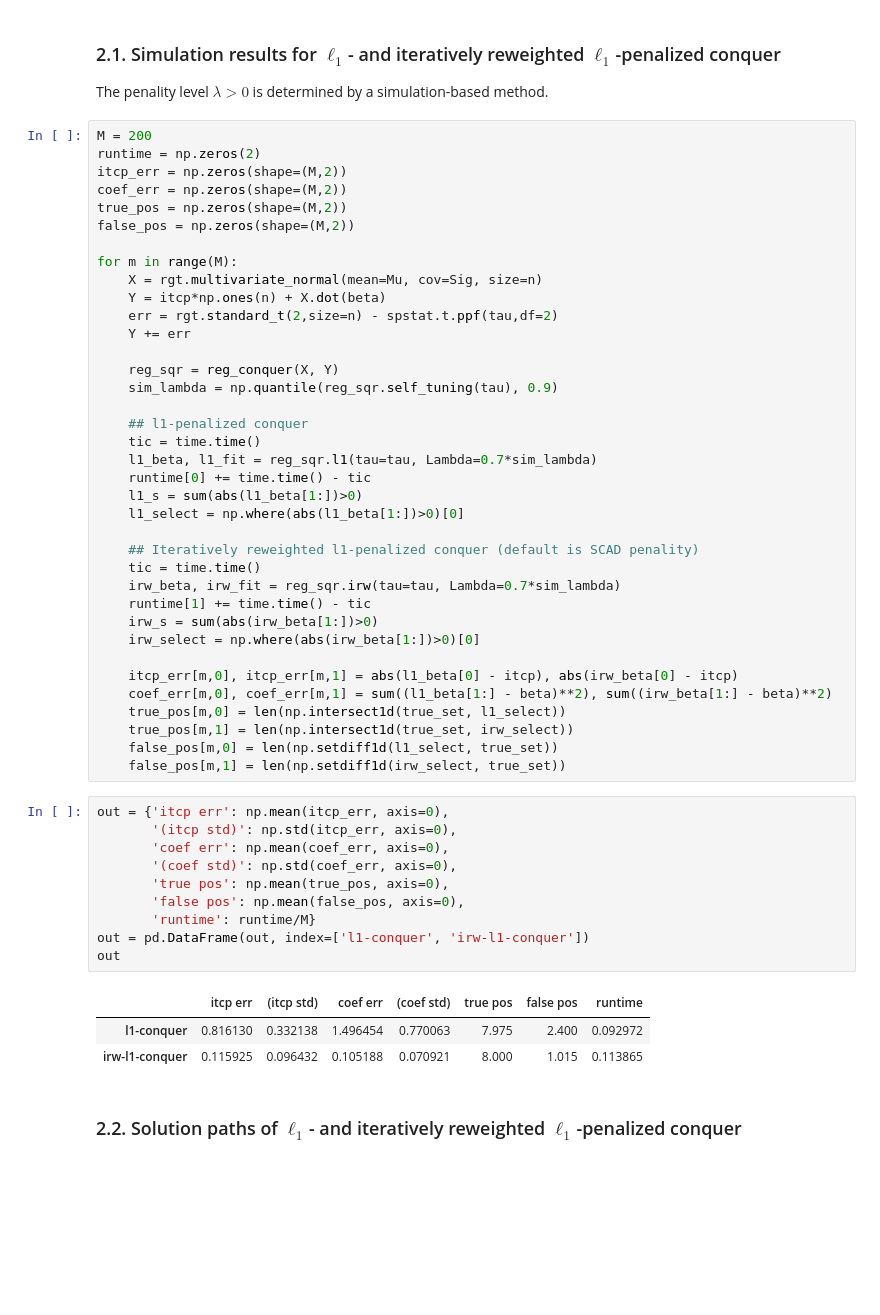
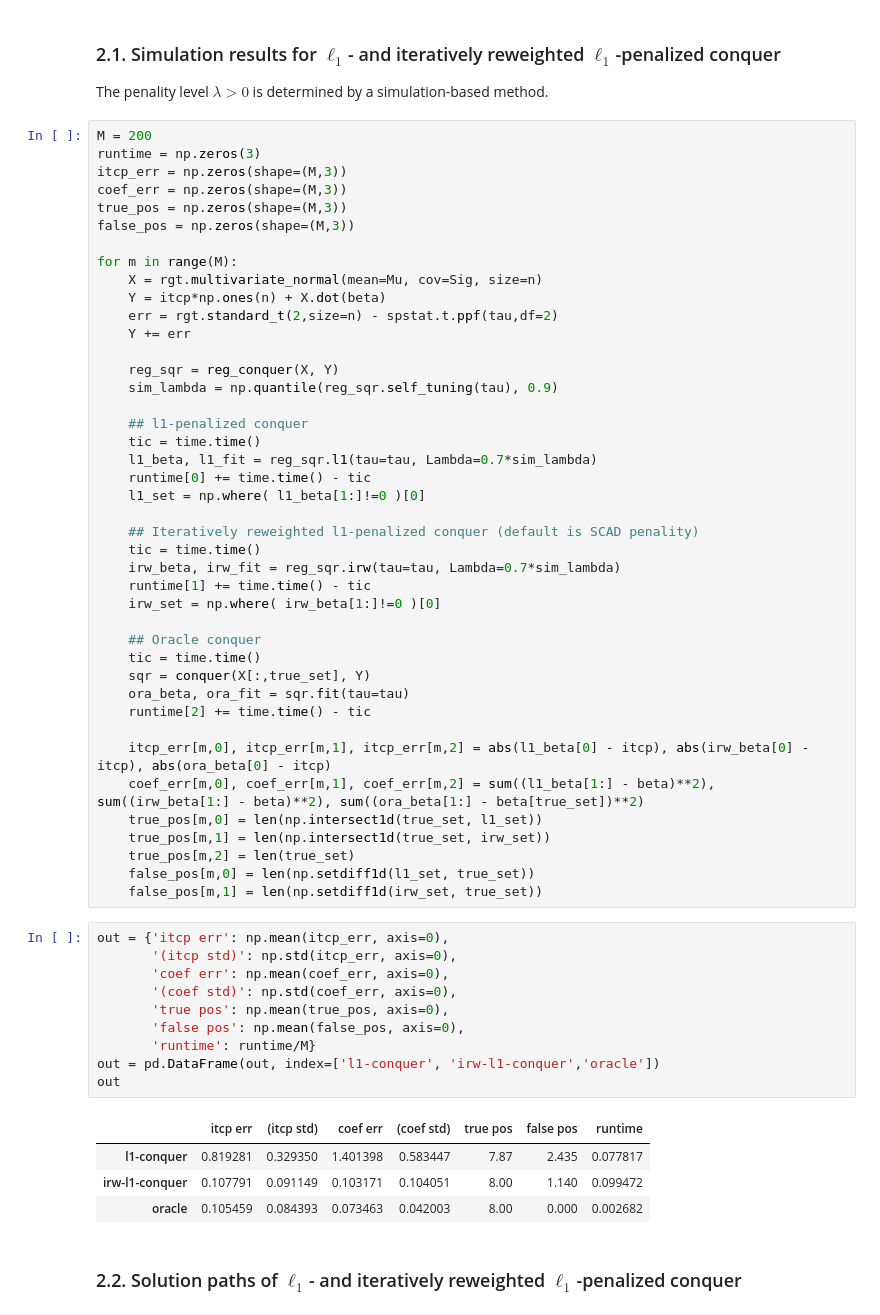
Before and after one commit to WenxinZhou/conquer, a Jupyter notebook: experiments/hd_example.ipynb, the cells around one changed output. Drawn from its saved outputs; the diff is of its cells as text; blank space fills up the shorter version.

```diff
--- a/experiments/hd_example.ipynb
+++ b/experiments/hd_example.ipynb
@@ -189,11 +179,11 @@ true_set = np.where(abs(beta)>0)[0]
 The penality level $\lambda>0$ is determined by a simulation-based method.
 # %%
 M = 200
-runtime = np.zeros(2)
-itcp_err = np.zeros(shape=(M,2))
-coef_err = np.zeros(shape=(M,2))
-true_pos = np.zeros(shape=(M,2))
-false_pos = np.zeros(shape=(M,2))
+runtime = np.zeros(3)
+itcp_err = np.zeros(shape=(M,3))
+coef_err = np.zeros(shape=(M,3))
+true_pos = np.zeros(shape=(M,3))
+false_pos = np.zeros(shape=(M,3))
 
 for m in range(M):
     X = rgt.multivariate_normal(mean=Mu, cov=Sig, size=n)
@@ -208,36 +198,42 @@ for m in range(M):
     tic = time.time()
     l1_beta, l1_fit = reg_sqr.l1(tau=tau, Lambda=0.7*sim_lambda)
     runtime[0] += time.time() - tic
-    l1_s = sum(abs(l1_beta[1:])>0)
-    l1_select = np.where(abs(l1_beta[1:])>0)[0]
+    l1_set = np.where( l1_beta[1:]!=0 )[0]
 
     ## Iteratively reweighted l1-penalized conquer (default is SCAD penality)
     tic = time.time()
     irw_beta, irw_fit = reg_sqr.irw(tau=tau, Lambda=0.7*sim_lambda)
     runtime[1] += time.time() - tic
-    irw_s = sum(abs(irw_beta[1:])>0)
-    irw_select = np.where(abs(irw_beta[1:])>0)[0]
+    irw_set = np.where( irw_beta[1:]!=0 )[0]
 
-    itcp_err[m,0], itcp_err[m,1] = abs(l1_beta[0] - itcp), abs(irw_beta[0] - itcp)
-    coef_err[m,0], coef_err[m,1] = sum((l1_beta[1:] - beta)**2), sum((irw_beta[1:] - beta)**2)
-    true_pos[m,0] = len(np.intersect1d(true_set, l1_select))
-    true_pos[m,1] = len(np.intersect1d(true_set, irw_select))
-    false_pos[m,0] = len(np.setdiff1d(l1_select, true_set))
-    false_pos[m,1] = len(np.setdiff1d(irw_select, true_set))
+    ## Oracle conquer
+    tic = time.time()
+    sqr = conquer(X[:,true_set], Y)
+    ora_beta, ora_fit = sqr.fit(tau=tau)
+    runtime[2] += time.time() - tic
+
+    itcp_err[m,0], itcp_err[m,1], itcp_err[m,2] = abs(l1_beta[0] - itcp), abs(irw_beta[0] - itcp), abs(ora_beta[0] - itcp)
+    coef_err[m,0], coef_err[m,1], coef_err[m,2] = sum((l1_beta[1:] - beta)**2), sum((irw_beta[1:] - beta)**2), sum((ora_beta[1:] - beta[true_set])**2)
+    true_pos[m,0] = len(np.intersect1d(true_set, l1_set))
+    true_pos[m,1] = len(np.intersect1d(true_set, irw_set))
+    true_pos[m,2] = len(true_set)
+    false_pos[m,0] = len(np.setdiff1d(l1_set, true_set))
+    false_pos[m,1] = len(np.setdiff1d(irw_set, true_set))
 # %%
 out = {'itcp err': np.mean(itcp_err, axis=0),
        '(itcp std)': np.std(itcp_err, axis=0),
        'coef err': np.mean(coef_err, axis=0),
        '(coef std)': np.std(coef_err, axis=0),
        'true pos': np.mean(true_pos, axis=0),
        'false pos': np.mean(false_pos, axis=0),
        'runtime': runtime/M}
-out = pd.DataFrame(out, index=['l1-conquer', 'irw-l1-conquer'])
+out = pd.DataFrame(out, index=['l1-conquer', 'irw-l1-conquer','oracle'])
 out
 # %% [output]
 |  | itcp err | (itcp std) | coef err | (coef std) | true pos | false pos | runtime |
-| l1-conquer | 0.816130 | 0.332138 | 1.496454 | 0.770063 | 7.975 | 2.400 | 0.092972 |
-| irw-l1-conquer | 0.115925 | 0.096432 | 0.105188 | 0.070921 | 8.000 | 1.015 | 0.113865 |
+| l1-conquer | 0.819281 | 0.329350 | 1.401398 | 0.583447 | 7.87 | 2.435 | 0.077817 |
+| irw-l1-conquer | 0.107791 | 0.091149 | 0.103171 | 0.104051 | 8.00 | 1.140 | 0.099472 |
+| oracle | 0.105459 | 0.084393 | 0.073463 | 0.042003 | 8.00 | 0.000 | 0.002682 |
 # %% [markdown]
 ### 2.2. Solution paths of $\ell_1$- and iteratively reweighted $\ell_1$-penalized conquer
 # %%
```
Also changed, not shown: parts of 13 cells of this notebook.
